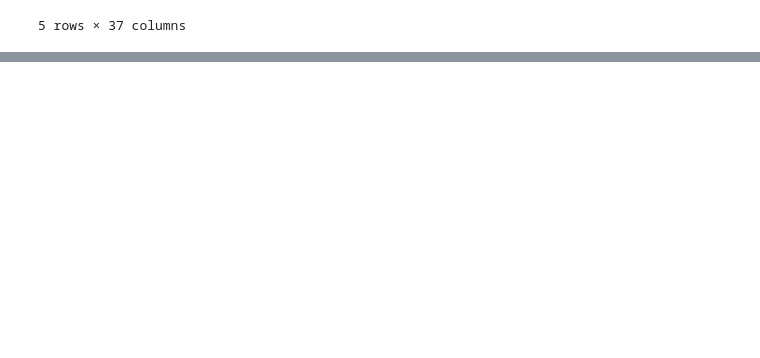
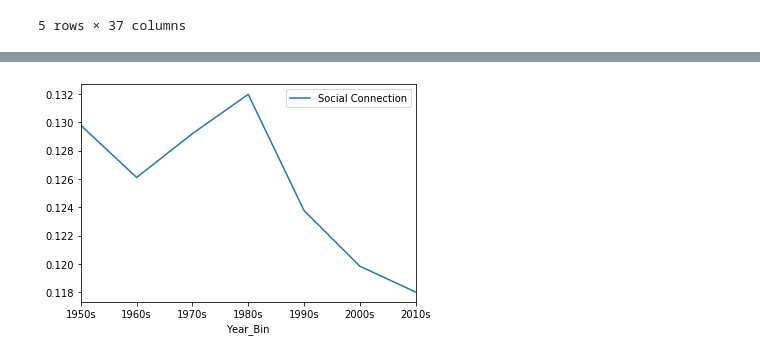
Before and after one commit to EggmanWalrus/40400-Music, a Jupyter notebook: Music Culture and Psychological States.ipynb, the cells around one changed output, grey strips where cells are left out. Drawn from its saved outputs; the diff is of its cells as text; code cells hidden in the pictures; blank space fills up the shorter version.

```diff
--- a/Music Culture and Psychological States.ipynb
+++ b/Music Culture and Psychological States.ipynb
@@ -217,0 +261,4 @@ Index(['lyrics', 'num_syllables', 'pos', 'year', 'fog_index', 'flesch_index',
+# %%
+df[['Social Connection', 'Year_Bin']].groupby('Year_Bin').mean().plot();
+# %% [output]
+[figure, added]
```
Also changed, not shown: parts of 18 cells of this notebook, 1 other file.
